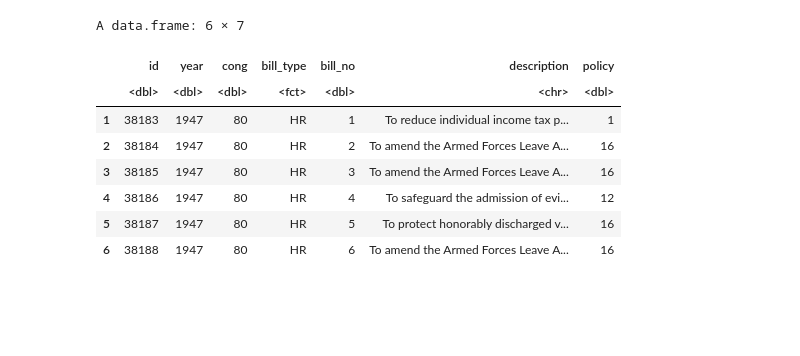
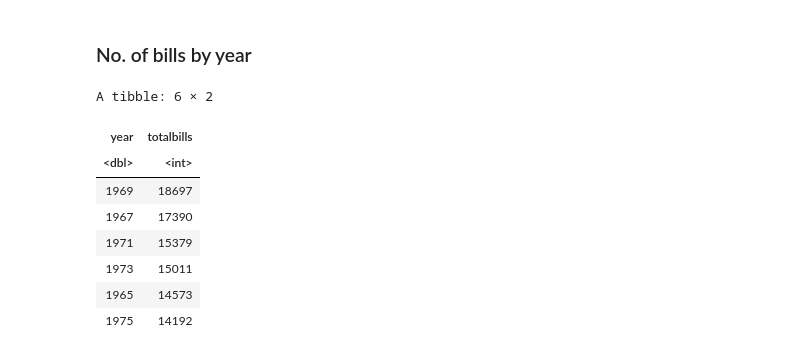
Before and after one commit to pallabee/EDA-for-Text-using-R, a Jupyter notebook: Inspecting_data.ipynb, the cells around one changed output. Drawn from its saved outputs; the diff is of its cells as text; code cells hidden in the pictures; blank space fills up the shorter version.

```diff
--- a/Inspecting_data.ipynb
+++ b/Inspecting_data.ipynb
@@ -20,0 +27,3 @@ str(df)
+# %%
+df2 = read_csv(path,show_col_types = FALSE)
+head(df2)
@@ -21,12 +90,19 @@ str(df)
+# %% [markdown]
+### No. of bills by year
+# %%
+df2_year <- df2 %>%
+    select(year,bill_no) %>%
+    count(year,sort=TRUE) %>%
+    rename(totalbills = n)
 # %%
-head(df)
+head(df2_year)
 # %% [output]
-A data.frame: 6 × 7
+A tibble: 6 × 2
-|  | id | year | cong | bill_type | bill_no | description | policy |
-|  | <dbl> | <dbl> | <dbl> | <fct> | <dbl> | <chr> | <dbl> |
-| 1 | 38183 | 1947 | 80 | HR | 1 | To reduce individual income tax p... | 1 |
-| 2 | 38184 | 1947 | 80 | HR | 2 | To amend the Armed Forces Leave A... | 16 |
-| 3 | 38185 | 1947 | 80 | HR | 3 | To amend the Armed Forces Leave A... | 16 |
-| 4 | 38186 | 1947 | 80 | HR | 4 | To safeguard the admission of evi... | 12 |
-| 5 | 38187 | 1947 | 80 | HR | 5 | To protect honorably discharged v... | 16 |
-| 6 | 38188 | 1947 | 80 | HR | 6 | To amend the Armed Forces Leave A... | 16 |
+| year | totalbills |
+| <dbl> | <int> |
+| 1969 | 18697 |
+| 1967 | 17390 |
+| 1971 | 15379 |
+| 1973 | 15011 |
+| 1965 | 14573 |
+| 1975 | 14192 |
```
Also changed, not shown: parts of 21 cells of this notebook.
